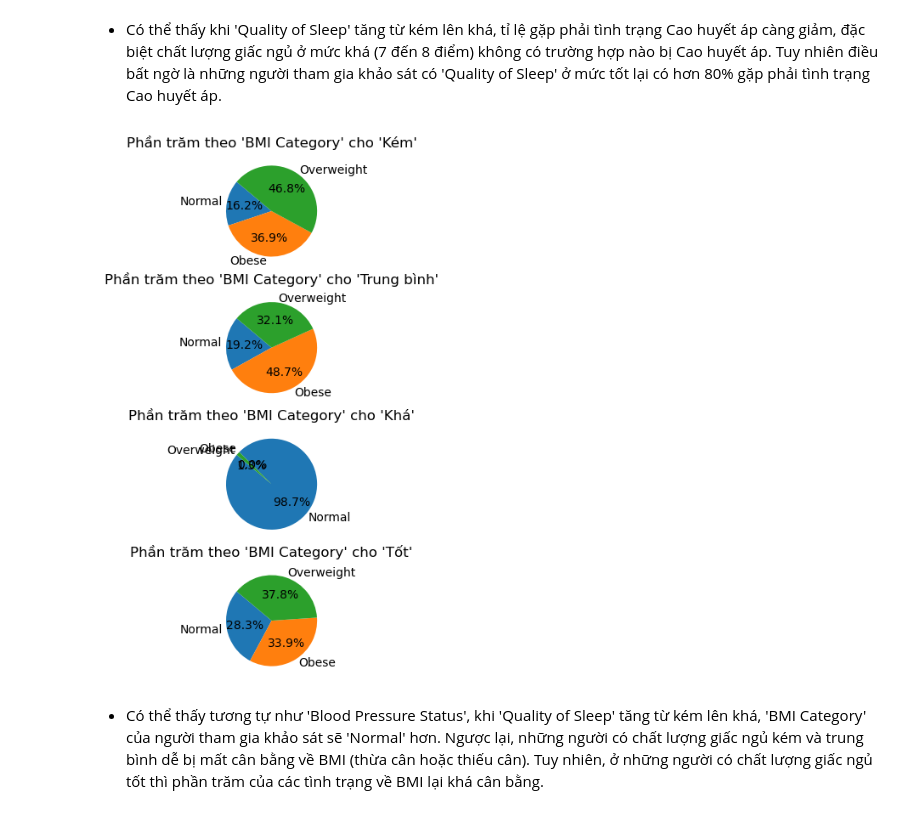
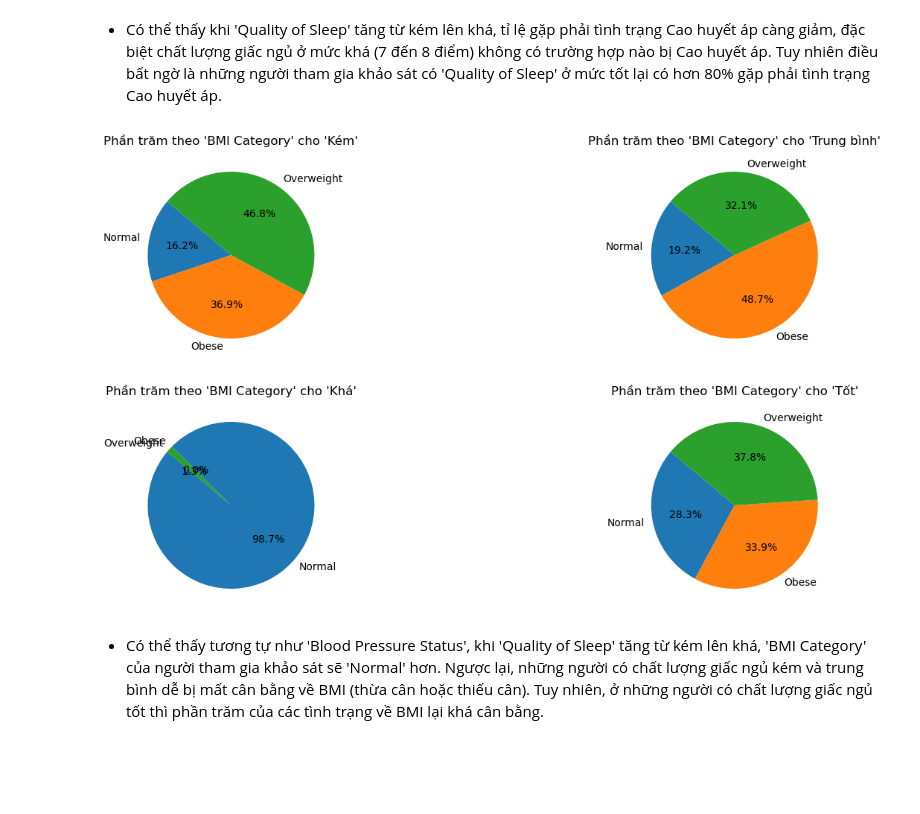
Before and after one commit to khiemnguyen812/Final_Prj_CSC17104_21KHDL1, a Jupyter notebook: Notebook.ipynb, the cells around one changed output. Drawn from its saved outputs; the diff is of its cells as text; code cells hidden in the pictures; blank space fills up the shorter version.

```diff
--- a/Notebook.ipynb
+++ b/Notebook.ipynb
@@ -658,7 +658,7 @@ percentage_by_quality_of_sleep = sleep_apnea_df['Quality of Sleep'].value_counts
 # %% [markdown]
 - Dựa vào biểu đồ tròn trên, ta có thể thấy những người gặp tình trạng 'Sleep Apnea' hoặc 'Insomnia' có gần phân nữa là có chất lượng giấc ngủ kém. Trong khi những người có chất lượng giấc ngủ tốt và trung bình có hơn 20% gặp một trung hai tình trạng đó. Những người có chất lượng giấc ngủ khá có ít khả năng nhất, với chỉ khoảng 5%.
 # %%
-
+# Bước 2
 # Tính phần trăm theo 'Blood Pressure Status' cho từng 'Quality of Sleep'
 percentage_by_bp_status_and_quality_of_sleep = df_health.groupby(['Blood Pressure Status', 'Quality of Sleep']).size().unstack().div(df_health.groupby('Blood Pressure Status').size(), axis=0) * 100
 
@@ -666,13 +666,16 @@ percentage_by_bp_status_and_quality_of_sleep = df_health.groupby(['Blood Pressur
 percentage_by_bp_status_and_quality_of_sleep = percentage_by_bp_status_and_quality_of_sleep.fillna(0)
 
 # Vẽ biểu đồ tròn
-fig, axs = plt.subplots( len(df_health['Quality of Sleep'].unique()),1, figsize=(16, 8))
+fig, axs = plt.subplots(2, 2, figsize=(16, 10))
 
 # Vòng lặp qua từng cột 'Quality of Sleep'
 for i, quality_label in enumerate(df_health['Quality of Sleep'].unique()):
-    data = percentage_by_bp_status_and_quality_of_sleep.loc[:, quality_label]
-    axs[i].pie(data, labels=data.index, autopct='%1.1f%%', startangle=140)
-    axs[i].set_title(f"Phần trăm theo 'Blood Pressure Status' cho '{quality_label}'")
+    # Xác định vị trí của subplot trong mảng hai chiều
+    row, col = divmod(i, 2)
+
+    # Sử dụng axs[row, col] để truy cập từng subplot
+    axs[row, col].pie(percentage_by_bp_status_and_quality_of_sleep.loc[:, quality_label], labels=data.index, autopct='%1.1f%%', startangle=140)
+    axs[row, col].set_title(f"Phần trăm theo 'Blood Pressure Status' cho '{quality_label}'")
 
 plt.show()
 # %% [output]
@@ -680,21 +683,27 @@ plt.show()
 # %% [markdown]
 - Có thể thấy khi 'Quality of Sleep' tăng từ kém lên khá, tỉ lệ gặp phải tình trạng Cao huyết áp càng giảm, đặc biệt chất lượng giấc ngủ ở mức khá (7 đến 8 điểm) không có trường hợp nào bị Cao huyết áp. Tuy nhiên điều bất ngờ là những người tham gia khảo sát có 'Quality of Sleep' ở mức tốt lại có hơn 80% gặp phải tình trạng Cao huyết áp.
 # %%
+# Bước 3
 # Tính phần trăm theo 'BMI Category' cho từng 'Quality of Sleep'
 percentage_by_bmi_category_and_quality_of_sleep = df_health.groupby(['BMI Category', 'Quality of Sleep']).size().unstack().div(df_health.groupby('BMI Category').size(), axis=0) * 100
 # Thay thế giá trị NaN bằng 0
 percentage_by_bmi_category_and_quality_of_sleep = percentage_by_bmi_category_and_quality_of_sleep.fillna(0)
 
-fig, axs = plt.subplots(len(df_health['Quality of Sleep'].unique()),1, figsize=(16, 8), subplot_kw=dict(aspect="equal"))
+# Vẽ biểu đồ tròn
+fig, axs = plt.subplots(2, 2, figsize=(16, 8), subplot_kw=dict(aspect="equal"))
 
+# Vòng lặp qua từng cột 'Quality of Sleep'
 for i, quality_label in enumerate(df_health['Quality of Sleep'].unique()):
-    data = percentage_by_bmi_category_and_quality_of_sleep.loc[:, quality_label]
-    axs[i].pie(data, labels=data.index, autopct='%1.1f%%', startangle=140)
-    axs[i].set_title(f"Phần trăm theo 'BMI Category' cho '{quality_label}'")
+    # Xác định vị trí của subplot trong mảng hai chiều
+    row, col = divmod(i, 2)
+
+    # Sử dụng axs[row, col] để truy cập từng subplot
+    axs[row, col].pie(percentage_by_bmi_category_and_quality_of_sleep.loc[:, quality_label], labels=data.index, autopct='%1.1f%%', startangle=140)
+    axs[row, col].set_title(f"Phần trăm theo 'BMI Category' cho '{quality_label}'")
 
 plt.show()
 # %% [output]
-[figure, old version]
+[figure, new version]
 # %% [markdown]
 - Có thể thấy tương tự như 'Blood Pressure Status', khi 'Quality of Sleep' tăng từ kém lên khá, 'BMI Category' của người tham gia khảo sát sẽ 'Normal' hơn. Ngược lại, những người có chất lượng giấc ngủ kém và trung bình dễ bị mất cân bằng về BMI (thừa cân hoặc thiếu cân). Tuy nhiên, ở những người có chất lượng giấc ngủ tốt thì phần trăm của các tình trạng về BMI lại khá cân bằng.
 # %%
```
Also changed, not shown: parts of 4 cells of this notebook, 9 other files.
